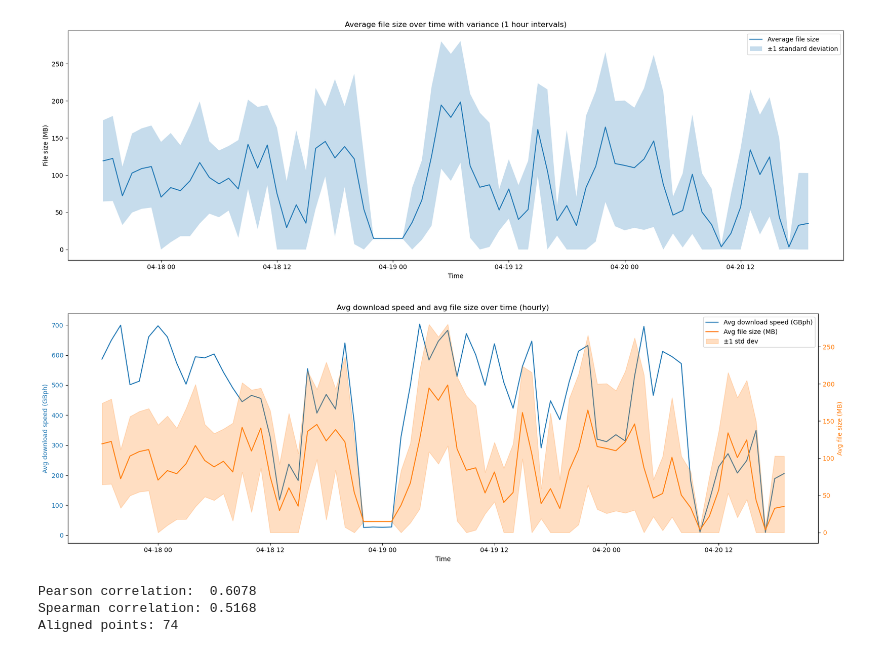
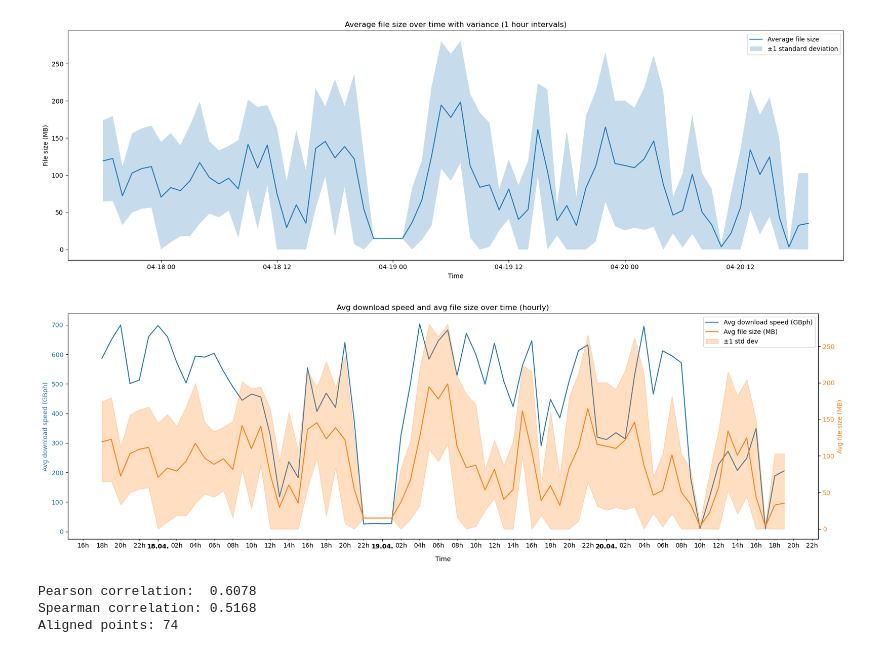
Before and after one commit to FZU-AV-CR/Repo-Tools, a Jupyter notebook: download/delphi/stats.ipynb, the cells around one changed output. Drawn from its saved outputs; the diff is of its cells as text; code cells hidden in the pictures.

```diff
--- a/download/delphi/stats.ipynb
+++ b/download/delphi/stats.ipynb
@@ -299,35 +302,54 @@ plt.show()
 # hourly: hourly mean/var bytes (from your avg file size section)
 
 speed_gbph = resampled / (1024**3)  # GB per hour
 mean_mb = hourly['mean'] / (1024**2)
 std_mb = np.sqrt(hourly['var'].fillna(0)) / (1024**2)
 
 fig, ax1 = plt.subplots(figsize=(18, 6))
 
 # Avg download speed (left axis)
 ax1.plot(speed_gbph.index, speed_gbph.values, color='tab:blue', label='Avg download speed (GBph)')
-ax1.set_xlabel('Time')
 ax1.set_ylabel('Avg download speed (GBph)', color='tab:blue')
 ax1.tick_params(axis='y', labelcolor='tab:blue')
 
 # Avg file size with variance (right axis)
 ax2 = ax1.twinx()
 ax2.plot(mean_mb.index, mean_mb.values, color='tab:orange', label='Avg file size (MB)')
 ax2.fill_between(mean_mb.index, (mean_mb - std_mb).clip(lower=0), mean_mb + std_mb,
                  alpha=0.25, color='tab:orange', label='±1 std dev')
 ax2.set_ylabel('Avg file size (MB)', color='tab:orange')
 ax2.tick_params(axis='y', labelcolor='tab:orange')
 
+# Format x-axis with two rows: days (major) and hours (minor)
+ax1.xaxis.set_major_locator(mdates.DayLocator())
+ax1.xaxis.set_major_formatter(mdates.DateFormatter('%d.%m.'))
+ax1.xaxis.set_minor_locator(mdates.HourLocator(interval=2))
+ax1.xaxis.set_minor_formatter(mdates.DateFormatter('%Hh'))
+
+# Create second x-axis at the top for hours
+# ax3 = ax1.twiny()
+# ax3.set_xlim(ax1.get_xlim())
+# ax3.xaxis.set_major_locator(mdates.HourLocator(interval=2))
+# ax3.xaxis.set_major_formatter(mdates.DateFormatter('%H'))
+# ax3.xaxis.tick_top()
+# ax3.set_xlabel('Hours', loc='center', labelpad=20)
+
+# Format main x-axis
+ax1.xaxis.tick_bottom()
+ax1.set_xlabel('Time', loc='center', labelpad=10)
+# plt.setp(ax1.xaxis.get_majorticklabels(), rotation=45, ha='right')
+plt.setp(ax1.xaxis.get_majorticklabels(), fontweight='bold')
+
 # Combined legend
 lines1, labels1 = ax1.get_legend_handles_labels()
 lines2, labels2 = ax2.get_legend_handles_labels()
 ax1.legend(lines1 + lines2, labels1 + labels2, loc='upper right')
 
 plt.title('Avg download speed and avg file size over time (hourly)')
 plt.tight_layout()
 plt.show()
 # %% [output]
-[figure, old version]
+[figure, new version]
 # %%
 # Align hourly avg speed and hourly avg file size, then compute correlation
 speed_gbph = (resampled / (1024**3)).rename('avg_speed_gbph')
```
Also changed, not shown: parts of 6 cells of this notebook, 5 other files.
